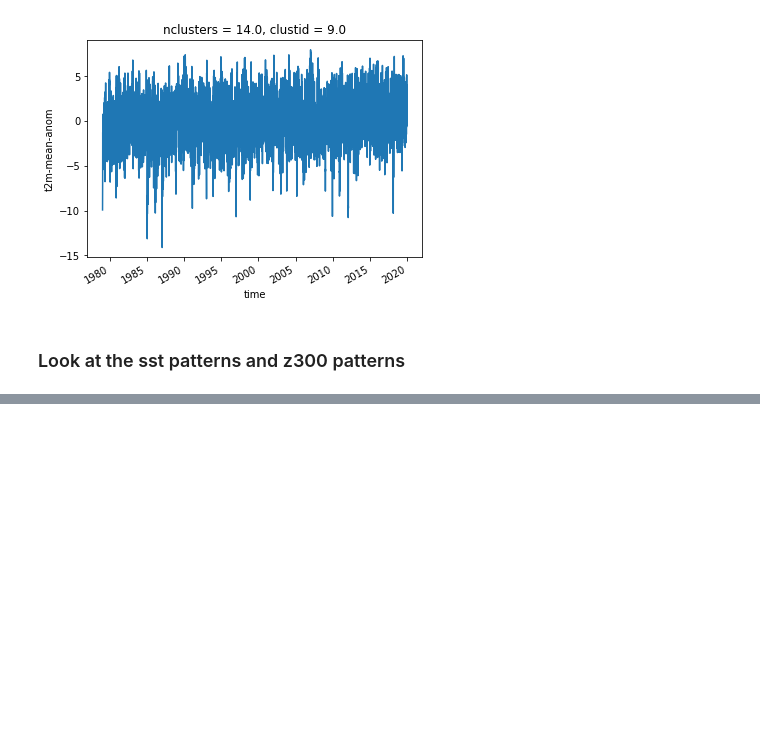
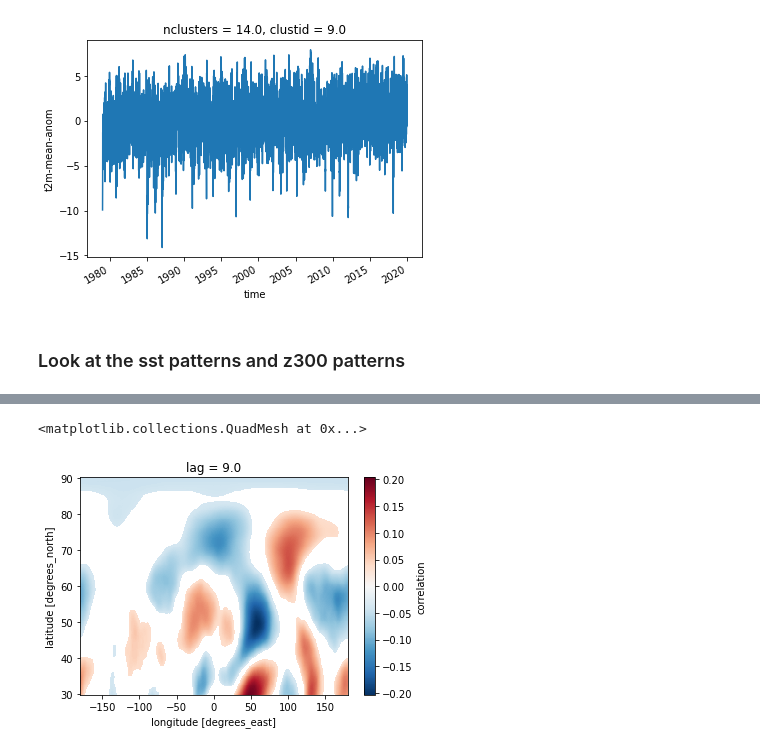
Before and after one commit to chiemvs/Weave, a Jupyter notebook: notebooks/Rank_correlations.ipynb, the cells around one changed output, grey strips where cells are left out. Saved outputs shown, nothing was run; the diff lists cells and outputs as text; code cells hidden in the pictures; blank space fills up the shorter version.

```diff
--- a/notebooks/Rank_correlations.ipynb
+++ b/notebooks/Rank_correlations.ipynb
@@ -52,0 +63,5 @@ Coordinates:
+# %%
+z300corr[4].plot()
+# %% [output]
+<matplotlib.collections.QuadMesh at 0x...>
+[figure, added]
```
Also changed, not shown: parts of 41 cells of this notebook.
